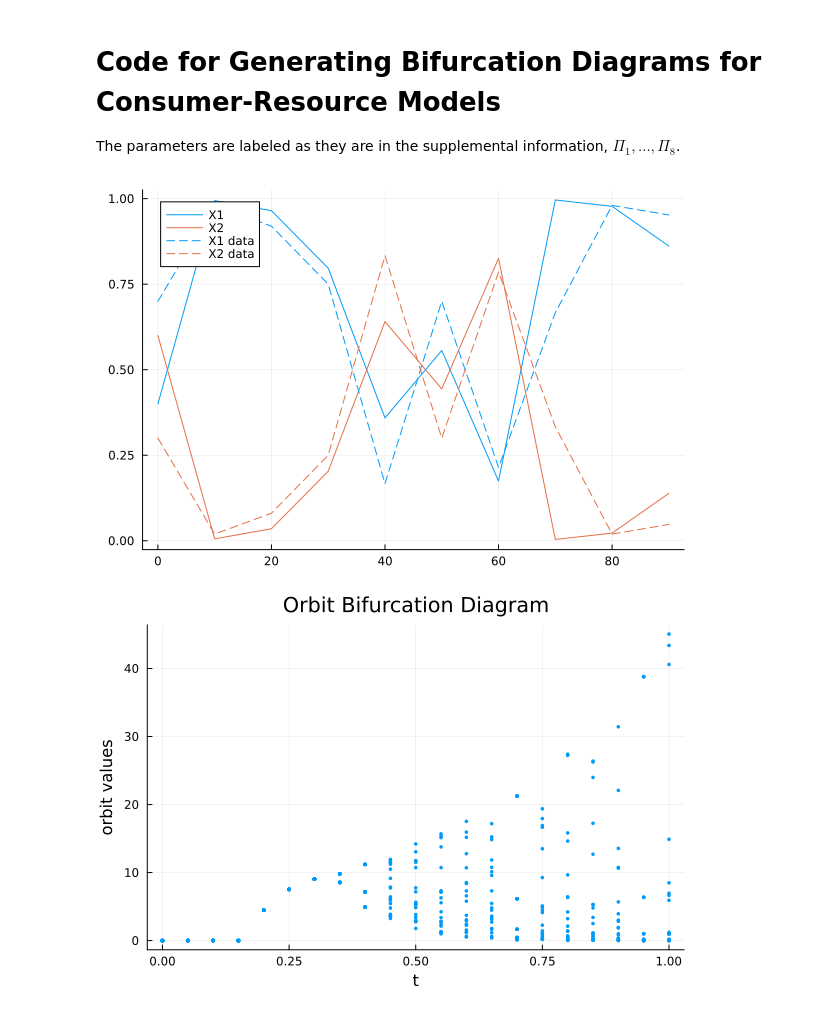
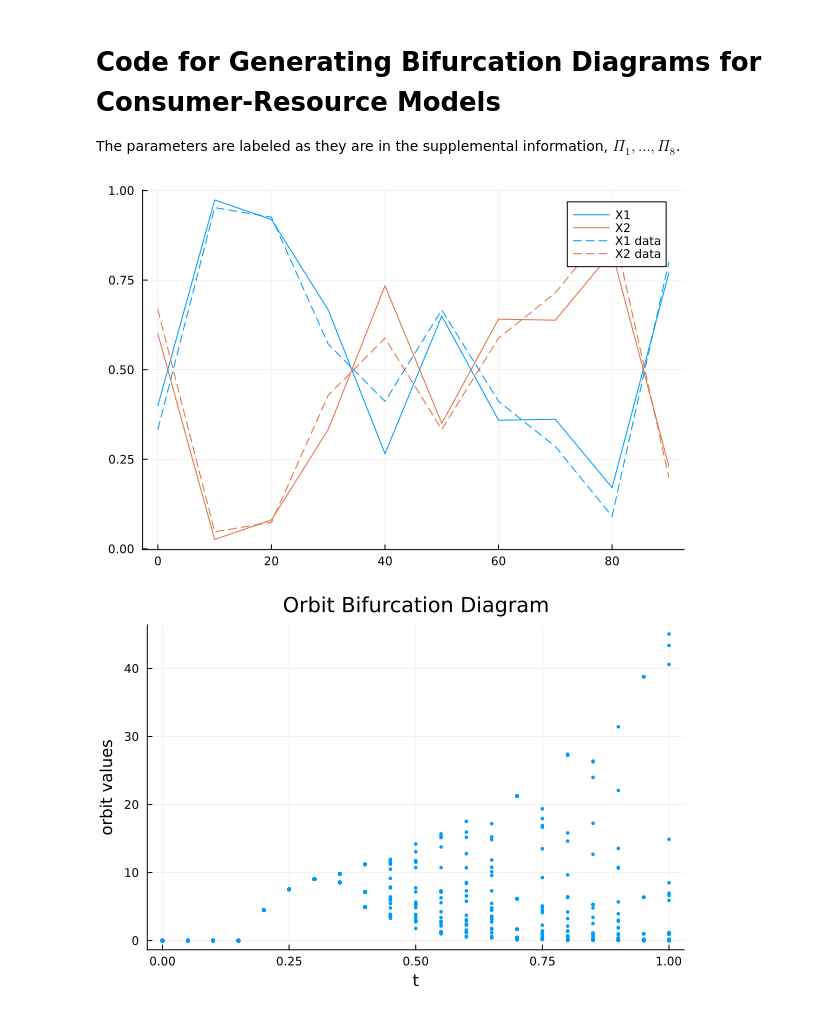
Before and after one commit to tdbeardsley/chaos-in-microbial-models, a Jupyter notebook: cr_bifurcation_diagrams.ipynb, the cells around one changed output. Saved outputs shown, nothing was run; the diff lists cells and outputs as text; code cells hidden in the pictures.

```diff
--- a/cr_bifurcation_diagrams.ipynb
+++ b/cr_bifurcation_diagrams.ipynb
@@ -17,29 +17,29 @@ include("utility_functions.jl");
 # %%
 ### Plot example system
 
-ex_params = Pi_5;
-ex_data = DataFrame(Arrow.Table("data/a_10d_rel.arrow"));
+ex_params = Pi_8;
+ex_data = DataFrame(Arrow.Table("data/c_10d_rel.arrow"));
 ex_times = Vector(ex_data.time);
 
 example_sol = integrate_dilution_system(
     sys,
     ex_params,
     initial_values,
     (0, ex_times[end]),
     ex_times[2:end-1],
     dilution_affect_3(0.1, initial_values),
     maxiters = 1e10,
     reltol = 1e-16,
     abstol = 1e-8,
     progress = true
 );
 
 ex_vals = permutedims(reduce(hcat, get_dilution_values(ex_times, example_sol, lr = :right)))[:, 1:2];
 
 plot(ex_times, ex_vals ./ sum(ex_vals, dims = 2), label = ["X1" "X2"], markerstrokewidth = 2, color = [1 2])
 plot!(ex_times, Matrix(ex_data[:, 2:3]), label = ["X1 data" "X2 data"], linestyle = :dash, color = [1 2])
 # %% [output]
-[figure, old version]
+[figure, new version]
 # %%
 ### Choose System Parameters for bifurcation diagram ###
 sys = cr_model_co1!;
```
Also changed, not shown: 2 other files.
